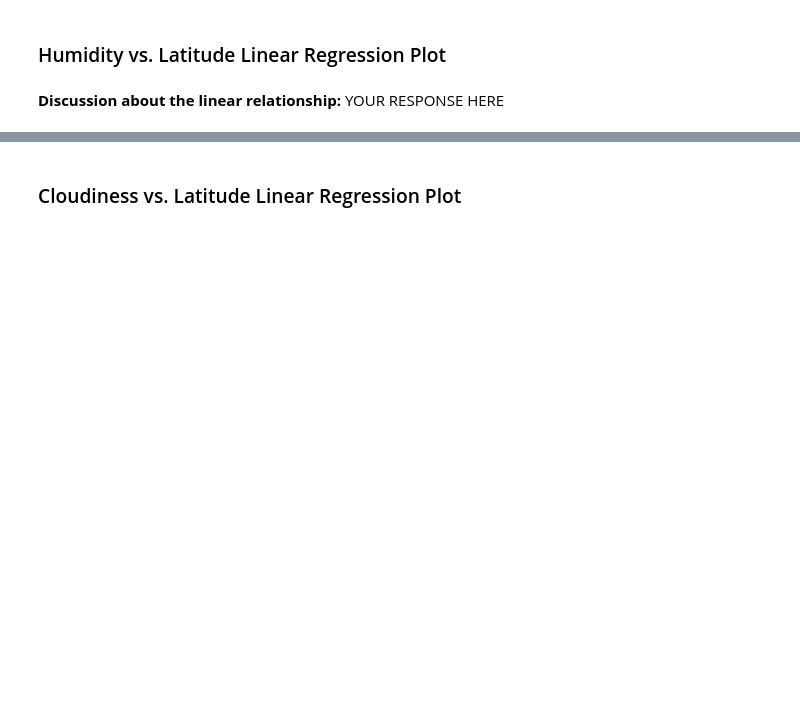
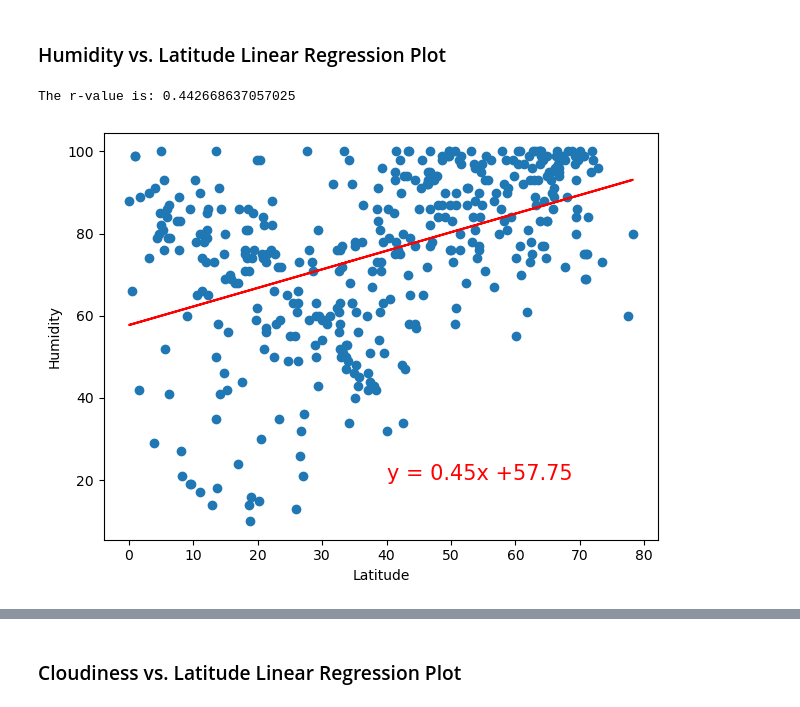
Before and after one commit to samipete/WeatherPy-VacationPy, a Jupyter notebook: Weather_VacationPy/WeatherPy.ipynb, the cells around one changed output, grey strips where cells are left out. Cells and saved outputs as stored; diff of their text form; code cells hidden in the pictures; blank space fills up the shorter version.

```diff
--- a/Weather_VacationPy/WeatherPy.ipynb
+++ b/Weather_VacationPy/WeatherPy.ipynb
@@ -347,2 +347,6 @@ The r-value is: -0.8116490889691045
-# %% [markdown]
-**Discussion about the linear relationship:** YOUR RESPONSE HERE
+# %%
+# Northern Hemisphere
+linreg_eq(northern_hemi_df['Lat'], northern_hemi_df['Humidity'],(40, 20), 'Latitude', 'Humidity')
+# %% [output]
+The r-value is: 0.442668637057025
+[figure, added]
```
Also changed, not shown: parts of 17 cells of this notebook.
